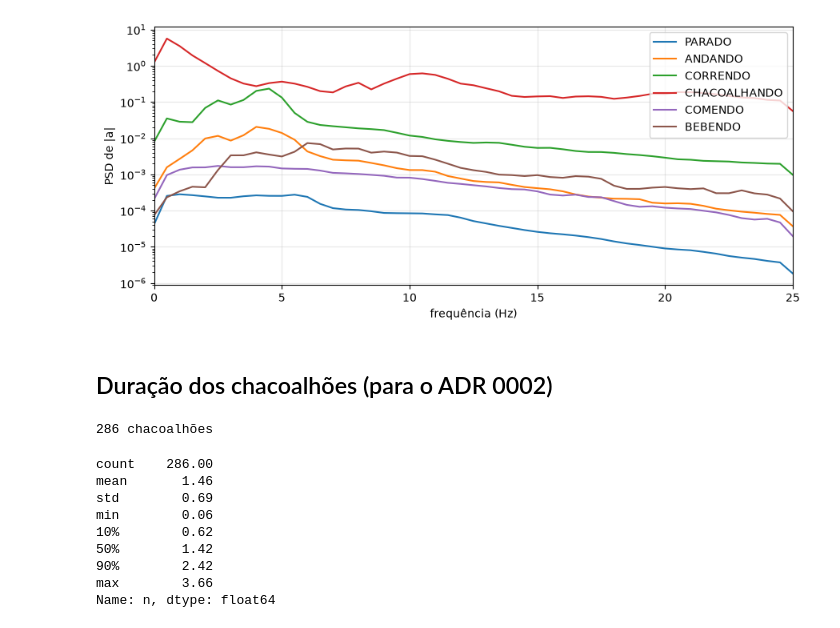
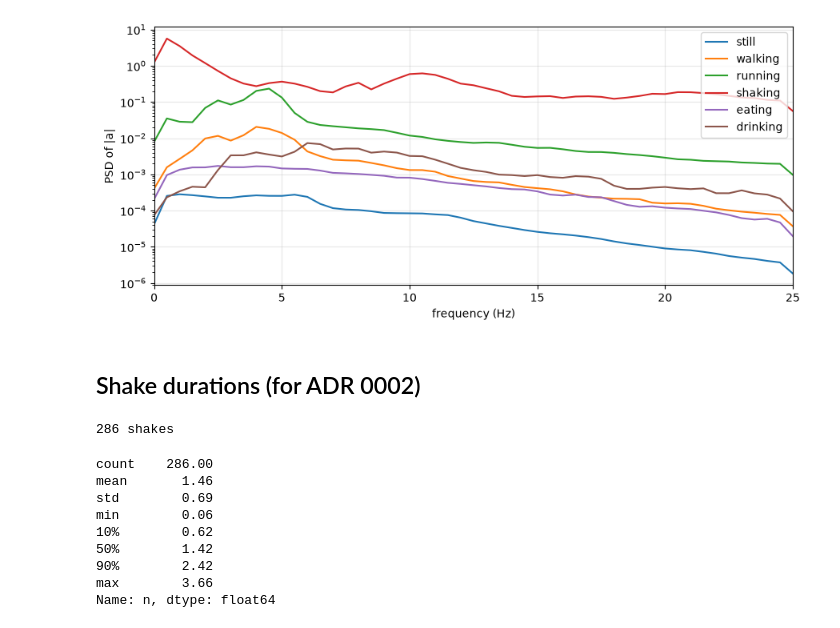
Before and after one commit to Gustavo-Patrocinio/coleira-inteligente, a Jupyter notebook: ml/notebooks/01_explore.ipynb, the cells around one changed output. Cells and saved outputs as stored; diff of their text form; code cells hidden in the pictures.

```diff
--- a/ml/notebooks/01_explore.ipynb
+++ b/ml/notebooks/01_explore.ipynb
@@ -19,12 +19,10 @@ from coleira_ml.classes import Behavior
 from coleira_ml.public_dataset import TARGET_HZ, load_collar
 
 df = load_collar(Path("../data/public"))
-df["acc_mag"] = np.sqrt(df.ax**2 + df.ay**2 + df.az**2)  # 7º canal do contrato 4.3
+df["acc_mag"] = np.sqrt(df.ax**2 + df.ay**2 + df.az**2)  # 7th channel, contract 4.3
 df["gyro_mag"] = np.sqrt(df.gx**2 + df.gy**2 + df.gz**2)
-KNOWN = [b for b in Behavior if b != Behavior.DESCONHECIDO and (df.class_id == b).any()]
+KNOWN = [b for b in Behavior if b != Behavior.UNKNOWN and (df.class_id == b).any()]
 COLORS = dict(zip(KNOWN, plt.cm.tab10.colors, strict=False))
-print(
-    f"{len(df):,} amostras a {TARGET_HZ} Hz = {len(df) / TARGET_HZ / 3600:.1f} h;",
-    f"{df.dog_id.nunique()} cães",
-)
+print(f"{len(df):,} samples at {TARGET_HZ} Hz = {len(df) / TARGET_HZ / 3600:.1f} h;")
+print(f"{df.dog_id.nunique()} dogs")
 # %% [output]
@@ -61,7 +60,6 @@ ritmos diferentes, e chacoalhar é uma explosão curta e enorme, principalmente
 def first_run(cls, seconds=6):
     n = seconds * TARGET_HZ
     is_cls = (df.class_id == cls).to_numpy()
-    # início de trechos contínuos da classe dentro do mesmo teste
     seg_id = (df.class_id != df.class_id.shift()).cumsum()
     for _, g in df[is_cls].groupby(seg_id[is_cls]):
         if len(g) >= n:
@@ -80,14 +78,13 @@ for j, cls in enumerate(KNOWN):
     axes[0, j].plot(t, seg.acc_mag, "k", lw=1.2, label="|a|")
     for c in ["gx", "gy", "gz"]:
         axes[1, j].plot(t, seg[c], lw=0.8, label=c)
-    axes[0, j].set_title(f"{Behavior(cls).name}\n(cão {seg.dog_id.iloc[0]})", fontsize=10)
-    axes[0, j].set_ylim(-4, 4) if cls != Behavior.CHACOALHANDO else axes[0, j].set_ylim(-16.5, 16.5)
-    axes[1, j].set_ylim(-500, 500) if cls != Behavior.CHACOALHANDO else axes[1, j].set_ylim(
-        -2100, 2100
-    )
+    axes[0, j].set_title(f"{Behavior(cls).name.lower()}\n(dog {seg.dog_id.iloc[0]})", fontsize=10)
+    big = cls == Behavior.SHAKING
+    axes[0, j].set_ylim(*((-16.5, 16.5) if big else (-4, 4)))
+    axes[1, j].set_ylim(*((-2100, 2100) if big else (-500, 500)))
     axes[1, j].set_xlabel("s")
-axes[0, 0].set_ylabel("acel (g)")
-axes[1, 0].set_ylabel("giro (°/s)")
+axes[0, 0].set_ylabel("accel (g)")
+axes[1, 0].set_ylabel("gyro (°/s)")
 axes[0, 0].legend(fontsize=7, loc="upper left")
 axes[1, 0].legend(fontsize=7, loc="upper left")
 fig.tight_layout()
@@ -102,6 +99,6 @@ e por isso eles precisam de mais que intensidade (e são Fase 6).
 # %%
 W = 2 * TARGET_HZ
-d = df[df.class_id != Behavior.DESCONHECIDO].copy()
+d = df[df.class_id != Behavior.UNKNOWN].copy()
 d["win"] = d.groupby(["dog_id", "test_num"]).cumcount() // W
 grp = d.groupby(["dog_id", "test_num", "win"])
 win = grp.agg(cls=("class_id", "first"), pure=("class_id", "nunique"), std=("acc_mag", "std"))
@@ -109,9 +106,9 @@ win = win[win.pure == 1]
 
 fig, ax = plt.subplots(figsize=(9, 4))
 data = [win[win.cls == c]["std"].clip(lower=1e-3) for c in KNOWN]
-ax.boxplot(data, tick_labels=[Behavior(c).name for c in KNOWN], showfliers=False)
+ax.boxplot(data, tick_labels=[Behavior(c).name.lower() for c in KNOWN], showfliers=False)
 ax.set_yscale("log")
-ax.set_ylabel("std de |a| em 2 s (g, log)")
-ax.set_title("Intensidade do movimento por classe (janelas puras)")
+ax.set_ylabel("std of |a| over 2 s (g, log)")
+ax.set_title("Movement intensity per class (pure windows)")
 fig.tight_layout()
 # %% [output]
@@ -127,23 +124,23 @@ uma passada de ~2 Hz aparece em ~4 Hz, e um chacoalhão de ~5 Hz aparece em ~10
 # %%
 fig, ax = plt.subplots(figsize=(9, 4))
 for cls in KNOWN:
     psds = []
     for _, g in d[d.class_id == cls].groupby(["dog_id", "test_num"]):
         x = g.acc_mag.to_numpy()
         if len(x) >= W:
             f, p = welch(x - x.mean(), fs=TARGET_HZ, nperseg=W)
             psds.append(p)
-    ax.semilogy(f, np.mean(psds, axis=0), label=Behavior(cls).name, color=COLORS[cls])
-ax.set_xlabel("frequência (Hz)")
-ax.set_ylabel("PSD de |a|")
+    ax.semilogy(f, np.mean(psds, axis=0), label=Behavior(cls).name.lower(), color=COLORS[cls])
+ax.set_xlabel("frequency (Hz)")
+ax.set_ylabel("PSD of |a|")
 ax.set_xlim(0, 25)
 ax.legend()
 ax.grid(alpha=0.3)
 fig.tight_layout()
 # %% [output]
-[figure, old version]
+[figure, new version]
-# %% [markdown]
-## Duração dos chacoalhões (para o ADR 0002)
+# %% [markdown]
+## Shake durations (for ADR 0002)
 # %%
 seg = (
     (df.class_id != df.class_id.shift())
@@ -151,11 +148,11 @@ seg = (
     | (df.test_num != df.test_num.shift())
 ).cumsum()
 runs = df.assign(seg=seg).groupby("seg").agg(cls=("class_id", "first"), n=("class_id", "size"))
-shake_s = runs[runs.cls == Behavior.CHACOALHANDO].n / TARGET_HZ
-print(f"{len(shake_s)} chacoalhões")
+shake_s = runs[runs.cls == Behavior.SHAKING].n / TARGET_HZ
+print(f"{len(shake_s)} shakes")
 shake_s.describe(percentiles=[0.1, 0.5, 0.9]).round(2)
 # %% [output]
-286 chacoalhões
+286 shakes
 count    286.00
 mean       1.46
 std        0.69
```
Also changed, not shown: parts of 16 cells of this notebook, 57 other files.
